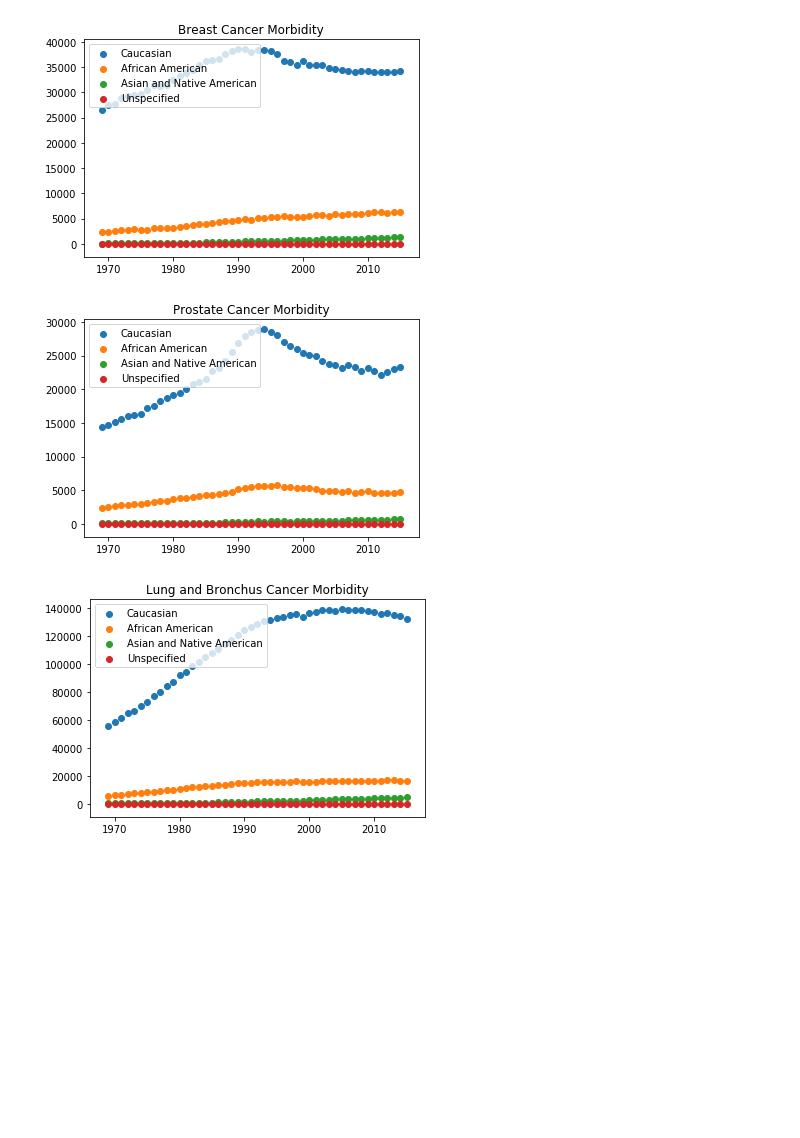
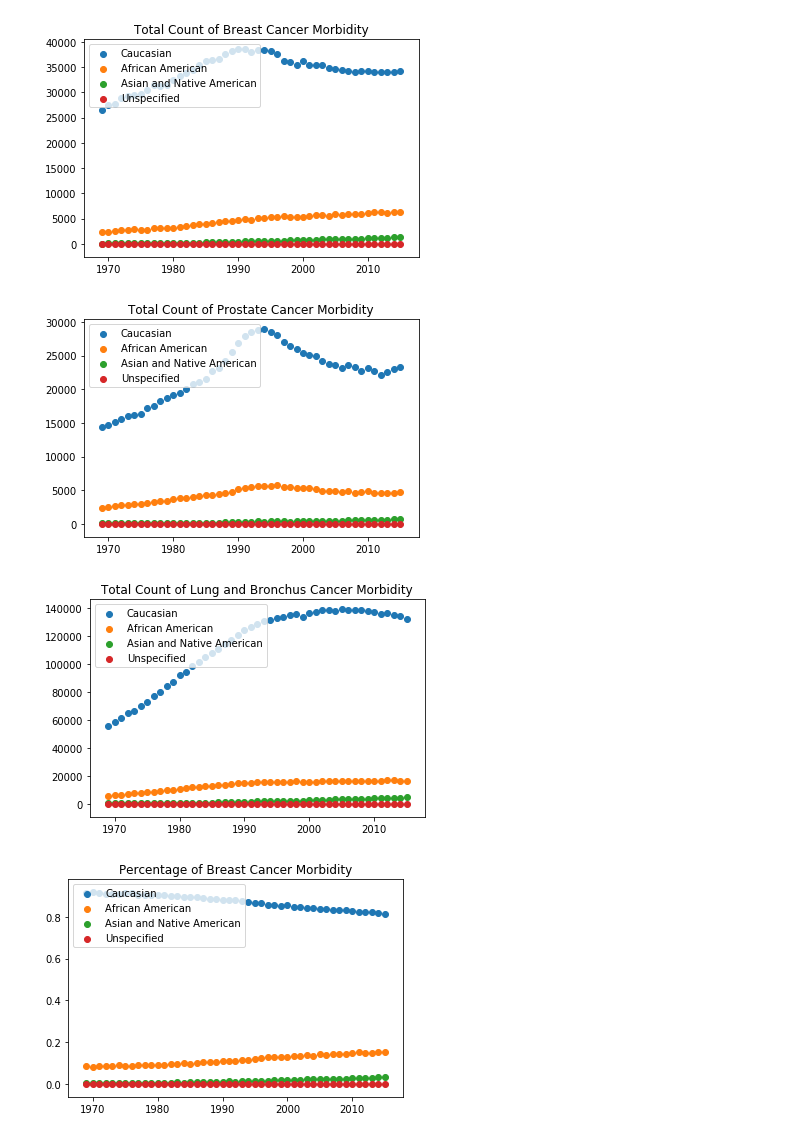
Before and after one commit to jesnyder/CellLines, a Jupyter notebook: Analysis/Analysis v03.ipynb, the cells around one changed output. Cells and saved outputs as stored; diff of their text form; code cells hidden in the pictures; blank space fills up the shorter version.

```diff
--- a/Analysis/Analysis v03.ipynb
+++ b/Analysis/Analysis v03.ipynb
@@ -9,11 +9,13 @@ ethnicity_list = ["All races", "White", "Black", \
                   "Other unspecified (1978-1991)"]
 
 cancer_types_list = ["Breast", "Prostate", "Lung and Bronchus"]
+analysis_type = ["Total Count", "Percentage"]
+gender_types_list = ["Male and female", "Male", "Female"]
 
 SEER_Stat_files = ["CDC_Morbidity"]
 # %%
 # Make tables of CDC data for each cancer type, for each data type
-def parse_data_CDC(file, cancer_type, gender_type, ethnicity_list):
+def parse_data_CDC(file, cancer_type, gender_type, ethnicity_list, analysis_type):
 
     # Build filename to look in the Data archive
     filename = os.path.join("Data", "SEER_Stat", file + ".csv")
@@ -41,6 +43,13 @@ def parse_data_CDC(file, cancer_type, gender_type, ethnicity_list):
 
                 if x[1] != "1969-2015":
                     x[1] = int(x[1]); x[-1] = int(x[-1])
+
+                    if analysis_type == "Percentage":
+                        if x[3] == "All races": annual_total = x[4];
+                    else: annual_total = 1;
+
+                    x[-1] = x[-1]/annual_total;
+
                     if x[3] == ethnicity_list[0]: all_races.append(x[-1]); year.append(x[1])
                     if x[3] == ethnicity_list[1]: white.append(x[-1])
                     if x[3] == ethnicity_list[2]: black.append(x[-1])
@@ -50,9 +59,15 @@ def parse_data_CDC(file, cancer_type, gender_type, ethnicity_list):
     # Build table of all percentages
     table = np.array([year, white, black, asian, unspecified])
     table = np.transpose(table)
-    filename = os.path.join("Tables", cancer_type + " " + gender_type + ".csv")
+    filename = os.path.join("Tables", file + " " + analysis_type + " of " + cancer_type + " " + gender_type + ".csv")
 
-    scatter_plot(year, white, black, asian, unspecified, cancer_type )
+    # Open file to clear contents, then write the table
+    open(filename, "w").close()
+    with open(filename, "w") as output:
+        writer = csv.writer(output, lineterminator='\n')
+        writer.writerows(table)
+
+    scatter_plot(year, white, black, asian, unspecified, cancer_type, analysis_type)
 
     return(year, white, black, asian, unspecified)
 # %%
@@ -68,12 +83,13 @@ def scatter_plot(year, white, black, asian, unspecified, cancer_type):
     plt.show()
 # %%
 
-
-for i in range(len(cancer_types_list)):
-    year, white, black, asian, unspecified = \
-    parse_data_CDC(SEER_Stat_files[0], cancer_types_list[i], \
-                   "Male and female", ethnicity_list)
+for j in range(len(analysis_type)):
+    for i in range(len(cancer_types_list)):
+        year, white, black, asian, unspecified = \
+        parse_data_CDC(SEER_Stat_files[0], cancer_types_list[i], \
+                   "Male and female", ethnicity_list, analysis_type[j])
 # %% [output]
-[figure, old version]
+[figure, new version]
-[figure, old version]
+[figure, new version]
-[figure, old version]
+[figure, new version]
+[figure, added]
```
Also changed, not shown: parts of 2 cells of this notebook, 13 other files.
